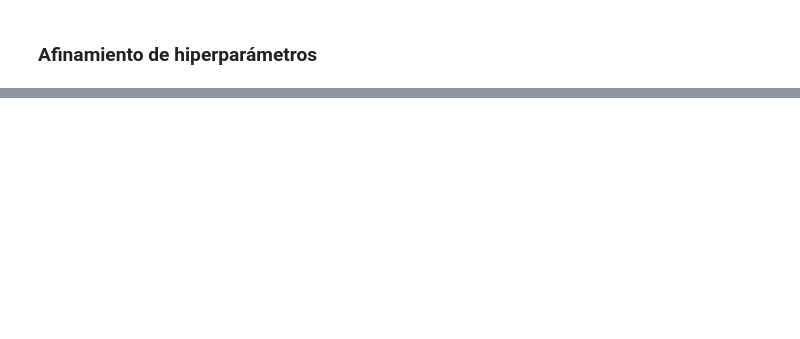
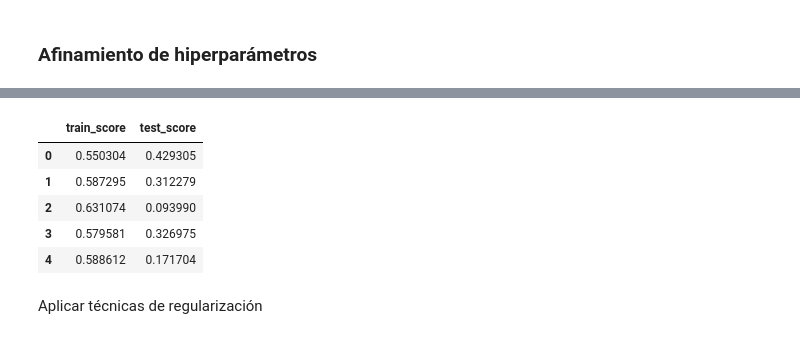
Before and after one commit to EstebanCaroP/Proyecto_Finanzas, a Jupyter notebook: D_Modelos.ipynb, the cells around one changed output, grey strips where cells are left out. Drawn from its saved outputs; the diff is of its cells as text; code cells hidden in the pictures; blank space fills up the shorter version.

```diff
--- a/D_Modelos.ipynb
+++ b/D_Modelos.ipynb
@@ -186,0 +265,18 @@ r2_var_sel.plot(kind = 'box');
+# %%
+eval = cross_validate(rf_final, X_sel, y_sample, cv = 5, scoring = "r2", return_train_score = True)
+
+train = pd.DataFrame(eval['train_score'])
+test = pd.DataFrame(eval['test_score'])
+train_test = pd.concat([train, test], axis = 1)
+train_test.columns = ['train_score','test_score']
+
+train_test
+# %% [output]
+|  | train_score | test_score |
+| 0 | 0.550304 | 0.429305 |
+| 1 | 0.587295 | 0.312279 |
+| 2 | 0.631074 | 0.093990 |
+| 3 | 0.579581 | 0.326975 |
+| 4 | 0.588612 | 0.171704 |
+# %% [markdown]
+Aplicar técnicas de regularización
```
Also changed, not shown: parts of 10 cells of this notebook.
